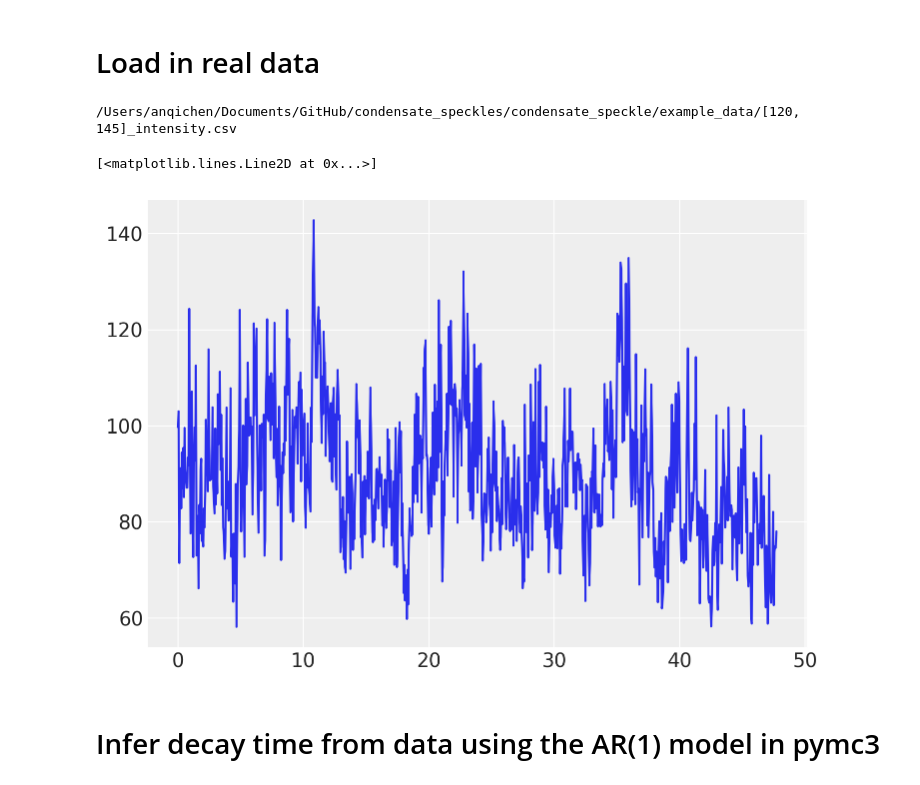
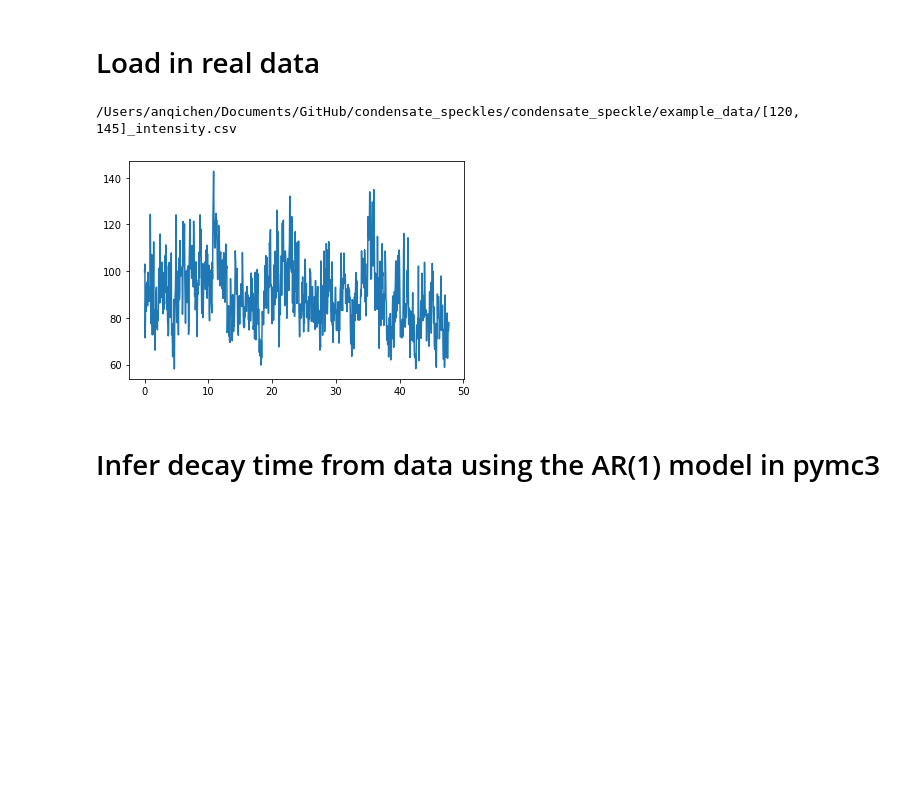
Before and after one commit to wwy-wwy-wwy/Biomolecular-Condensates, a Jupyter notebook: documentation.ipynb, the cells around one changed output. Saved outputs shown, nothing was run; the diff lists cells and outputs as text; code cells hidden in the pictures; blank space fills up the shorter version.

```diff
--- a/documentation.ipynb
+++ b/documentation.ipynb
@@ -80,18 +72,11 @@ the (variance/mean^2) of simulated data is 0.15036997566964613
 # %% [markdown]
 # Load in real data
-# %%
-# Load in data
-X = load_data('[120, 145]_intensity.csv',data_dir='condensate_speckle/example_data').to_numpy()
-data_pds={'t':X[0],'Intensity':X[1]}
-dataframe=pd.DataFrame(data=data_pds)
-quantization = 255
-# %% [output]
-/Users/anqichen/Documents/GitHub/condensate_speckles/condensate_speckle/example_data/[120, 145]_intensity.csv
-# %%
-plt.plot(dataframe['t'],dataframe['Intensity'])
-# %% [output]
-[<matplotlib.lines.Line2D at 0x...>]
-[figure, removed]
+# %%
+#Load in real data and plot
+dataframe = load_data('[120, 145]_intensity.csv',data_dir='condensate_speckle/example_data')
+# %% [output]
+/Users/anqichen/Documents/GitHub/condensate_speckles/condensate_speckle/example_data/[120, 145]_intensity.csv
+[figure, added]
 # %% [markdown]
 # Infer decay time from data using the AR(1) model in pymc3
 # %% [markdown]
```
Also changed, not shown: parts of 9 cells of this notebook, 1 other file.
